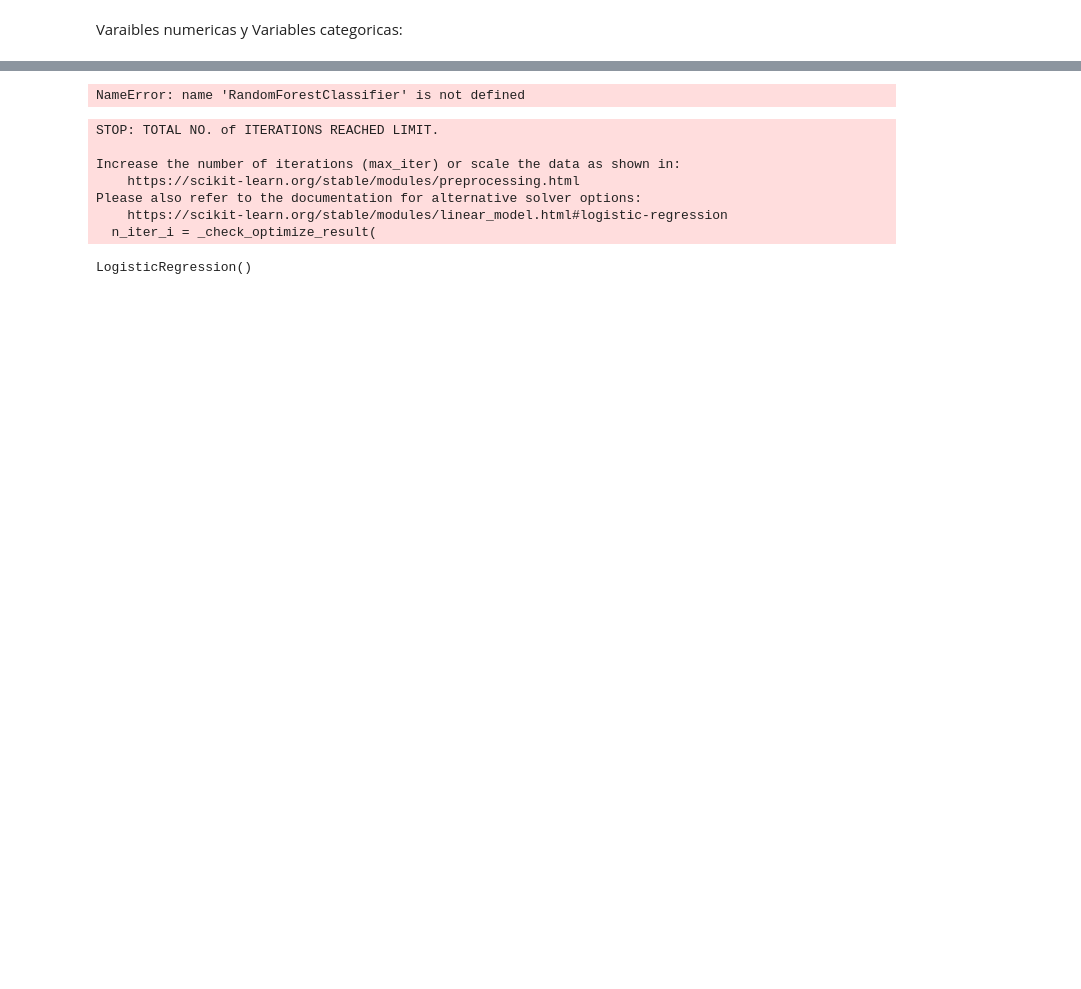
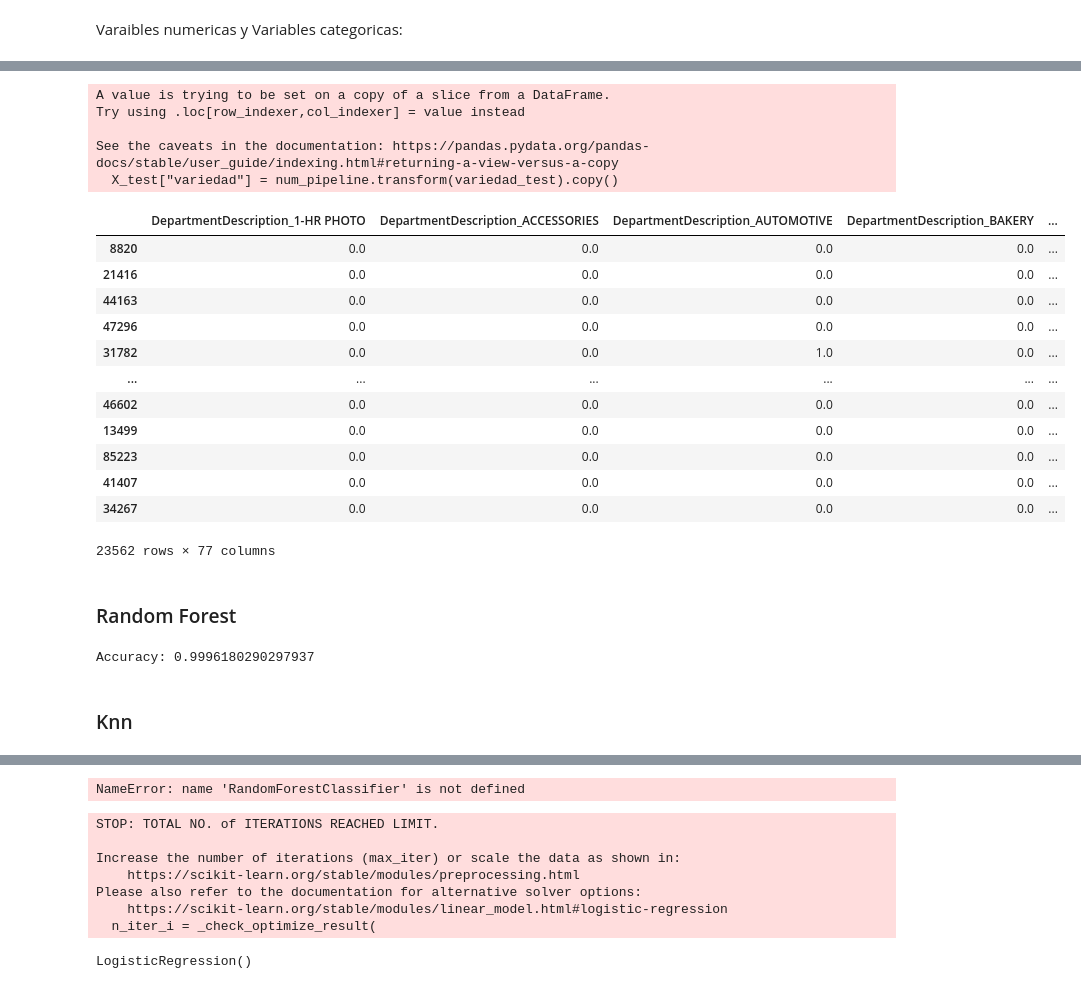
Before and after one commit to marcoyel21/Walmart_Competition_Mineria, a Jupyter notebook: modelos_ok.ipynb, the cells around one changed output, grey strips where cells are left out. Saved outputs shown, nothing was run; the diff lists cells and outputs as text; code cells hidden in the pictures; blank space fills up the shorter version.

Commit message:
prueba de modelos a utilizar

```diff
--- a/modelos_ok.ipynb
+++ b/modelos_ok.ipynb
@@ -62,2 +56,0 @@ Se agregan 7 columnas de los dias en dummies y se le resta la columna de weekday
-# %%
-X= pd.concat([X,weekday_dummies],axis=1).drop('weekday',axis=1)
@@ -103,0 +94,3 @@ Name: trip_type, Length: 94247, dtype: object
+# %%
+from sklearn.preprocessing import StandardScaler
+scaler.fit(X_train)
@@ -149,3 +171,11 @@ numeric_pipeline = Pipeline([
 #    ('numeric', numeric_pipeline, num_features)
 #])
 #df_features_prc = pipeline.fit_transform(X)
+# %%
+from sklearn.pipeline import Pipeline
+from sklearn.preprocessing import StandardScaler
+num_pipeline = Pipeline([(('std_scaler', StandardScaler()))])
+
+variedad = np.array(X_train["variedad"])[:, np.newaxis]
+
+X_train["variedad"] = num_pipeline.fit_transform(variedad).copy()
@@ -151,0 +204,28 @@ numeric_pipeline = Pipeline([
+# %%
+variedad_test = np.array(X_test["variedad"])[:, np.newaxis]
+
+X_test["variedad"] = num_pipeline.transform(variedad_test).copy()
+# %% [output]
+A value is trying to be set on a copy of a slice from a DataFrame.
+Try using .loc[row_indexer,col_indexer] = value instead
+
+See the caveats in the documentation: https://pandas.pydata.org/pandas-docs/stable/user_guide/indexing.html#returning-a-view-versus-a-copy
+  X_test["variedad"] = num_pipeline.transform(variedad_test).copy()
+# %%
+X_test
+# %% [output]
+|  | DepartmentDescription_1-HR PHOTO | DepartmentDescription_ACCESSORIES | DepartmentDescription_AUTOMOTIVE | DepartmentDescription_BAKERY | ... |
+| 8820 | 0.0 | 0.0 | 0.0 | 0.0 | ... |
+| 21416 | 0.0 | 0.0 | 0.0 | 0.0 | ... |
+| 44163 | 0.0 | 0.0 | 0.0 | 0.0 | ... |
+| 47296 | 0.0 | 0.0 | 0.0 | 0.0 | ... |
+| 31782 | 0.0 | 0.0 | 1.0 | 0.0 | ... |
+| ... | ... | ... | ... | ... | ... |
+| 46602 | 0.0 | 0.0 | 0.0 | 0.0 | ... |
+| 13499 | 0.0 | 0.0 | 0.0 | 0.0 | ... |
+| 85223 | 0.0 | 0.0 | 0.0 | 0.0 | ... |
+| 41407 | 0.0 | 0.0 | 0.0 | 0.0 | ... |
+| 34267 | 0.0 | 0.0 | 0.0 | 0.0 | ... |
+23562 rows × 77 columns
+# %% [markdown]
+### Random Forest
@@ -151,0 +237,7 @@ numeric_pipeline = Pipeline([
+# %%
+from sklearn.metrics import accuracy_score
+print("Accuracy: {}".format(accuracy_score(y_test, y_model)))
+# %% [output]
+Accuracy: 0.9996180290297937
+# %% [markdown]
+### Knn
```
Also changed, not shown: parts of 42 cells of this notebook, 1 other file.
